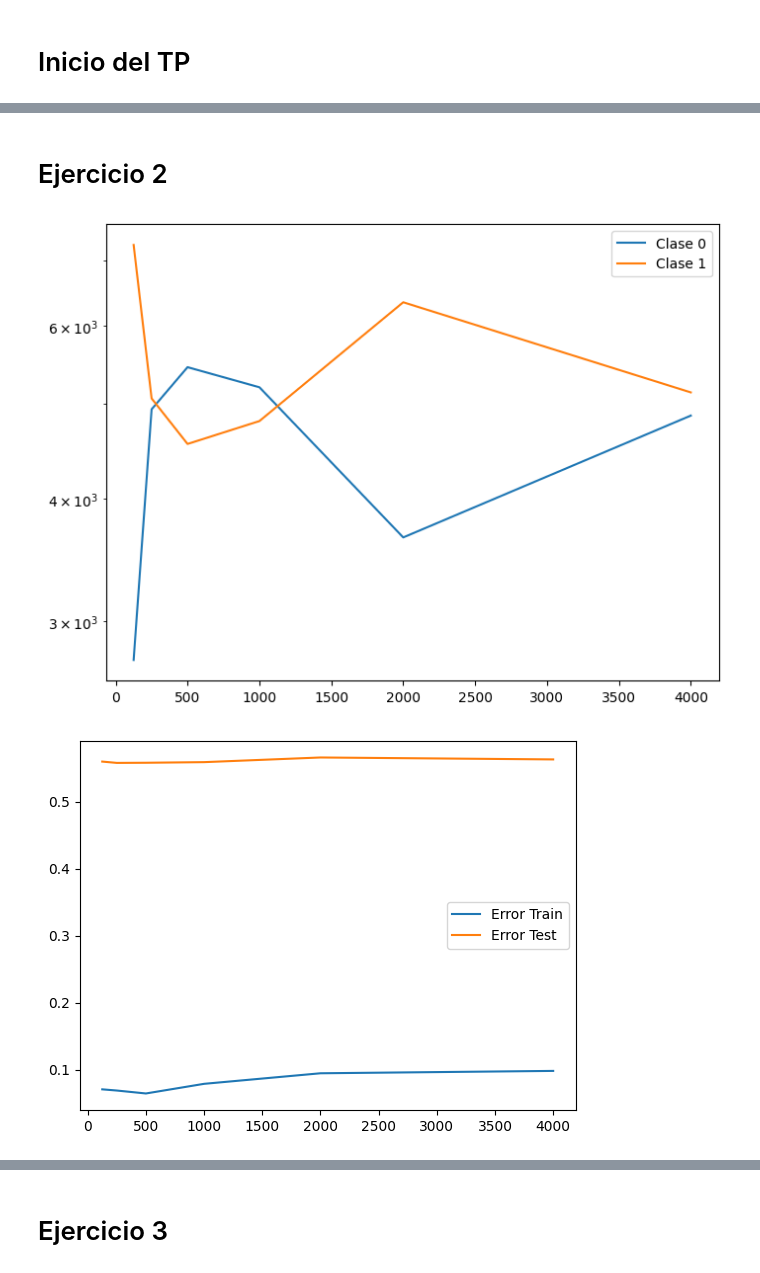
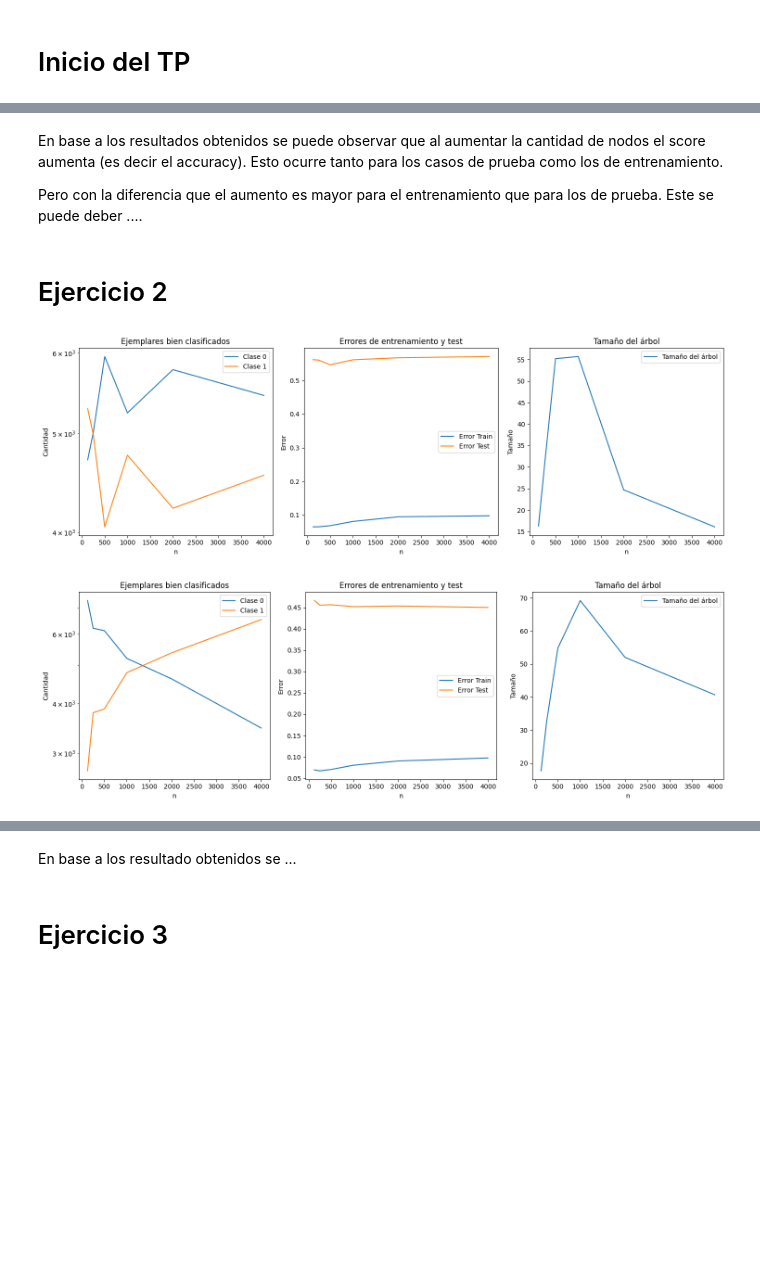
Before and after one commit to DonBerge/IIA-TPS, a Jupyter notebook: TP3/IIA24_ML_Generacion.ipynb, the cells around one changed output, grey strips where cells are left out. Cells and saved outputs as stored; diff of their text form; code cells hidden in the pictures; blank space fills up the shorter version.

```diff
--- a/TP3/IIA24_ML_Generacion.ipynb
+++ b/TP3/IIA24_ML_Generacion.ipynb
@@ -318,62 +303,76 @@ rocPlot()
+# %% [markdown]
+En base a los resultados obtenidos se puede observar que al aumentar la cantidad de nodos el score aumenta (es decir el accuracy). Esto ocurre tanto para los casos de prueba como los de entrenamiento.
+
+Pero con la diferencia que el aumento es mayor para el entrenamiento que para los de prueba. Este se puede deber ....
 # %% [markdown]
 # Ejercicio 2
 # %%
 #from matplotlib import plt
-test = paralelas(10000, 2, 0.78)
-
 TRAIN_SETS = 20
-
 ns = [125, 250, 500, 1000, 2000, 4000]
 
-errors = []
-error_tests = []
-tree_size = []
-acertados = []
-otros = []
+def fun(gen):
+    errors = []
+    error_tests = []
+    tree_size = []
+    acertados = []
+    otros = []
 
-ax = plt.subplots(figsize=(8, 6))
-
-def fun(gen):
     for n in ns:
         error = []
         error_test = []
         sz = 0
+
         for i in range(TRAIN_SETS):
             e = gen(n, 2, 0.78)
             X_train = e['input'].tolist()
             Y_train = e['output'].tolist()
 
             clf.fit(X_train, Y_train)
+
             if(i == TRAIN_SETS-1):
                 clase0 = len([c for c in clf.predict(X_test) if c == 0])
                 acertados.append(clase0)
                 otros.append(len(X_test) - clase0)
 
             scr = clf.score(X_train, Y_train)
 
             error.append(1-scr)
             error_test.append(1-clf.score(X_test, Y_test))
             sz += clf.tree_.node_count
+
         errors.append(np.mean(error))
         error_tests.append(np.mean(error_test))
         tree_size.append(sz/TRAIN_SETS)
 
+
+    _, axs = plt.subplots(1, 3, figsize=(15, 5))
+
+    axs[0].semilogy(ns, acertados, label='Clase 0')
+    axs[0].semilogy(ns, otros, label='Clase 1')
+    axs[0].legend()
+    axs[0].set_title('Ejemplares bien clasificados')
+    axs[0].set_xlabel('n')
+    axs[0].set_ylabel('Cantidad')
+
+    axs[1].plot(ns, errors, label='Error Train')
+    axs[1].plot(ns, error_tests, label='Error Test')
+    axs[1].legend()
+    axs[1].set_title('Errores de entrenamiento y test')
+    axs[1].set_xlabel('n')
+    axs[1].set_ylabel('Error')
+
+    axs[2].plot(ns, tree_size, label='Tamaño del árbol')
+    axs[2].legend()
+    axs[2].set_title('Tamaño del árbol')
+    axs[2].set_xlabel('n')
+    axs[2].set_ylabel('Tamaño')
+
+    plt.tight_layout()
+    plt.show()
+
 fun(paralelas)
-
-plt.semilogy(ns, acertados, label='Clase 0')
-plt.semilogy(ns, otros, label='Clase 1')
-plt.legend()
-
-plt.show()
-
-plt.plot(ns, errors, label='Error Train')
-plt.plot(ns, error_tests, label='Error Test')
-plt.legend()
-plt.show()
-
-plt.plot(ns, tree_size, label='Tamaño del árbol')
-plt.legend()
-plt.show()
+fun(diagonales)
 # %% [output]
-[figure, old version]
+[figure, new version]
-[figure, old version]
+[figure, new version]
@@ -381,3 +379,5 @@ plt.show()
+# %% [markdown]
+En base a los resultado obtenidos se ...
 # %% [markdown]
 # Ejercicio 3
 # %%
```
Also changed, not shown: parts of 16 cells of this notebook.
